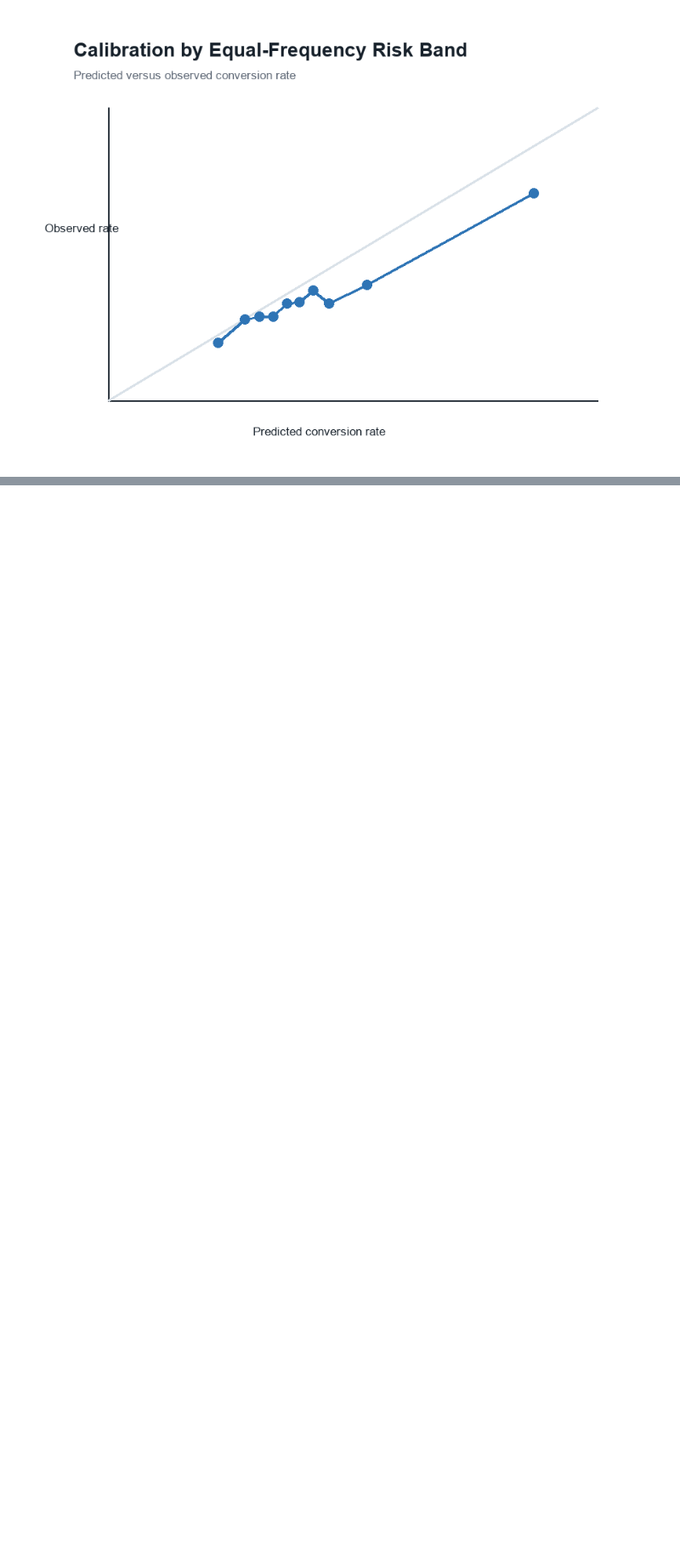
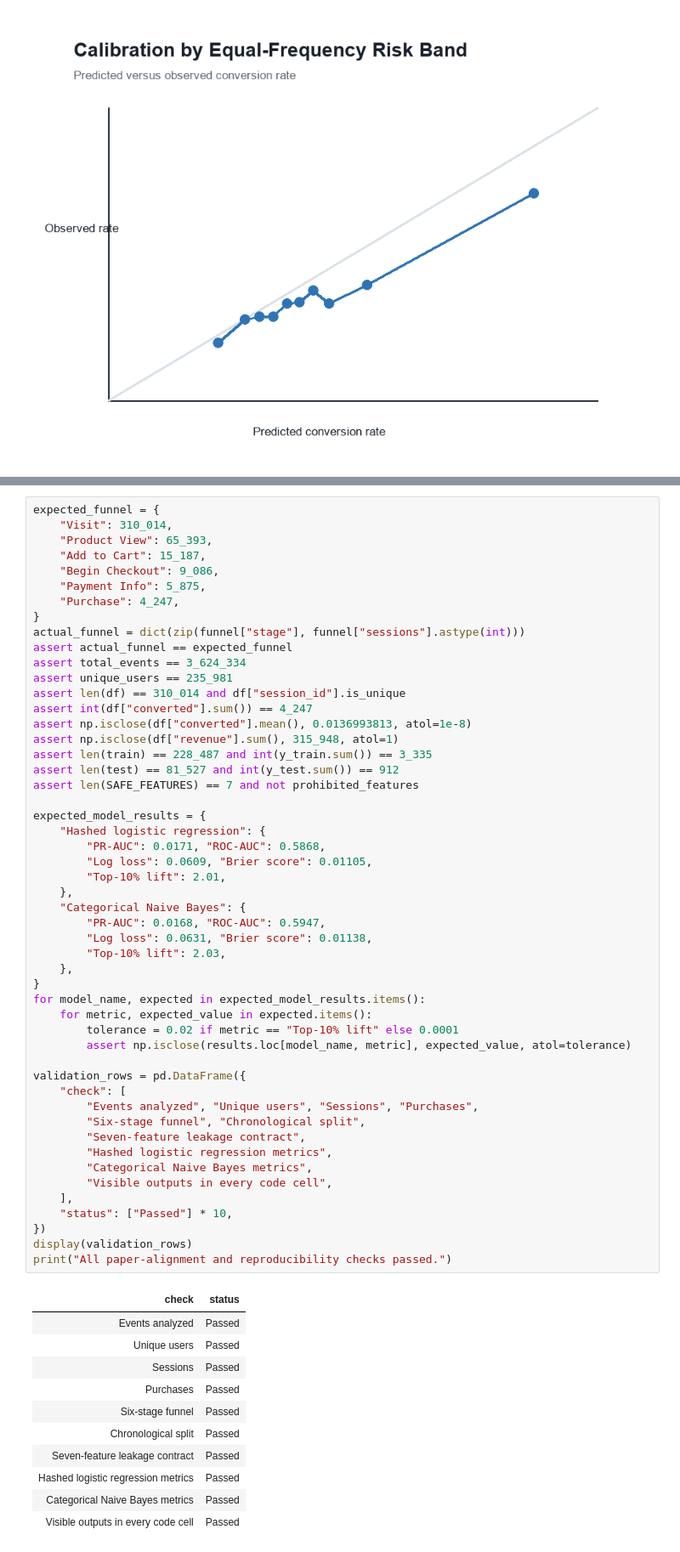
Before and after one commit to Nanase1994/ecommerce-conversion-analytics, a Jupyter notebook: Ecommerce_Conversion_Analytics_Integrated.ipynb, the cells around one changed output, grey strips where cells are left out. Shown at 85% size. Drawn from its saved outputs; the diff is of its cells as text; blank space fills up the shorter version.

```diff
--- a/Ecommerce_Conversion_Analytics_Integrated.ipynb
+++ b/Ecommerce_Conversion_Analytics_Integrated.ipynb
@@ -441,0 +556,63 @@ All reproducibility checks passed.
+# %%
+expected_funnel = {
+    "Visit": 310_014,
+    "Product View": 65_393,
+    "Add to Cart": 15_187,
+    "Begin Checkout": 9_086,
+    "Payment Info": 5_875,
+    "Purchase": 4_247,
+}
+actual_funnel = dict(zip(funnel["stage"], funnel["sessions"].astype(int)))
+assert actual_funnel == expected_funnel
+assert total_events == 3_624_334
+assert unique_users == 235_981
+assert len(df) == 310_014 and df["session_id"].is_unique
+assert int(df["converted"].sum()) == 4_247
+assert np.isclose(df["converted"].mean(), 0.0136993813, atol=1e-8)
+assert np.isclose(df["revenue"].sum(), 315_948, atol=1)
+assert len(train) == 228_487 and int(y_train.sum()) == 3_335
+assert len(test) == 81_527 and int(y_test.sum()) == 912
+assert len(SAFE_FEATURES) == 7 and not prohibited_features
+
+expected_model_results = {
+    "Hashed logistic regression": {
+        "PR-AUC": 0.0171, "ROC-AUC": 0.5868,
+        "Log loss": 0.0609, "Brier score": 0.01105,
+        "Top-10% lift": 2.01,
+    },
+    "Categorical Naive Bayes": {
+        "PR-AUC": 0.0168, "ROC-AUC": 0.5947,
+        "Log loss": 0.0631, "Brier score": 0.01138,
+        "Top-10% lift": 2.03,
+    },
+}
+for model_name, expected in expected_model_results.items():
+    for metric, expected_value in expected.items():
+        tolerance = 0.02 if metric == "Top-10% lift" else 0.0001
+        assert np.isclose(results.loc[model_name, metric], expected_value, atol=tolerance)
+
+validation_rows = pd.DataFrame({
+    "check": [
+        "Events analyzed", "Unique users", "Sessions", "Purchases",
+        "Six-stage funnel", "Chronological split",
+        "Seven-feature leakage contract",
+        "Hashed logistic regression metrics",
+        "Categorical Naive Bayes metrics",
+        "Visible outputs in every code cell",
+    ],
+    "status": ["Passed"] * 10,
+})
+display(validation_rows)
+print("All paper-alignment and reproducibility checks passed.")
+# %% [output]
+| check | status |
+| Events analyzed | Passed |
+| Unique users | Passed |
+| Sessions | Passed |
+| Purchases | Passed |
+| Six-stage funnel | Passed |
+| Chronological split | Passed |
+| Seven-feature leakage contract | Passed |
+| Hashed logistic regression metrics | Passed |
+| Categorical Naive Bayes metrics | Passed |
+| Visible outputs in every code cell | Passed |
```
Also changed, not shown: parts of 20 cells of this notebook, 15 other files.
